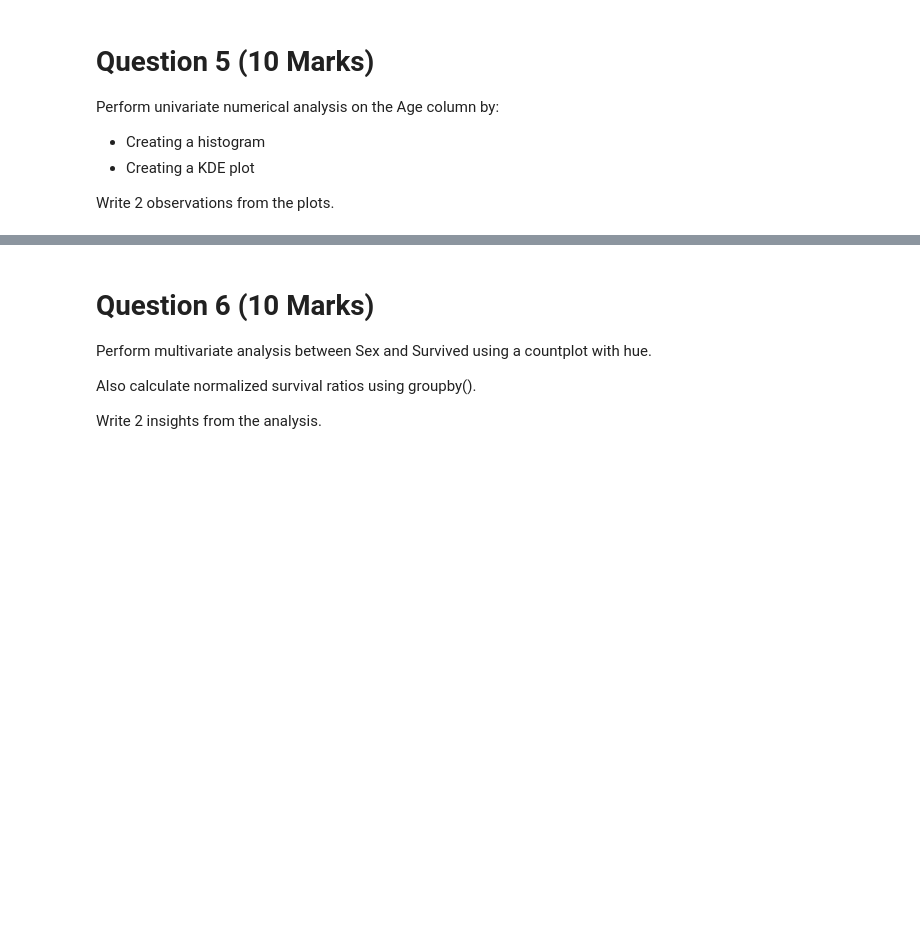
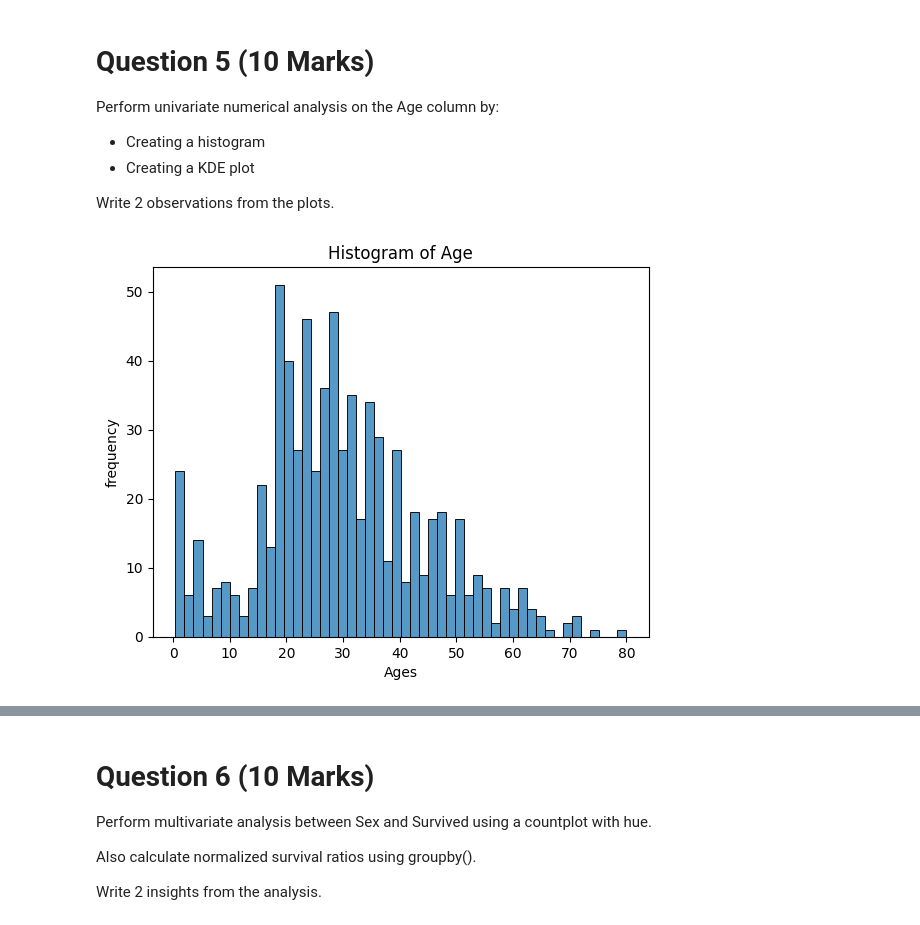
Before and after one commit to Radiat09/colab, a Jupyter notebook: ML_Assignment_01_ans.ipynb, the cells around one changed output, grey strips where cells are left out. Saved outputs shown, nothing was run; the diff lists cells and outputs as text; code cells hidden in the pictures; blank space fills up the shorter version.

Commit message:
Question 4: 1. Creating a histogram, 2.Creating a KDE plot

```diff
--- a/ML_Assignment_01_ans.ipynb
+++ b/ML_Assignment_01_ans.ipynb
@@ -169,3 +169,15 @@ Perform univariate numerical analysis on the Age column by:
 - Creating a KDE plot
 
 Write 2 observations from the plots.
+# %%
+# Creating a histogram
+
+sns.histplot(df['Age'],bins=50)
+
+plt.title('Histogram of Age')
+plt.xlabel('Ages')
+plt.ylabel('frequency')
+
+plt.show()
+# %% [output]
+[figure, added]
```
Also changed, not shown: parts of 1 cell of this notebook.
